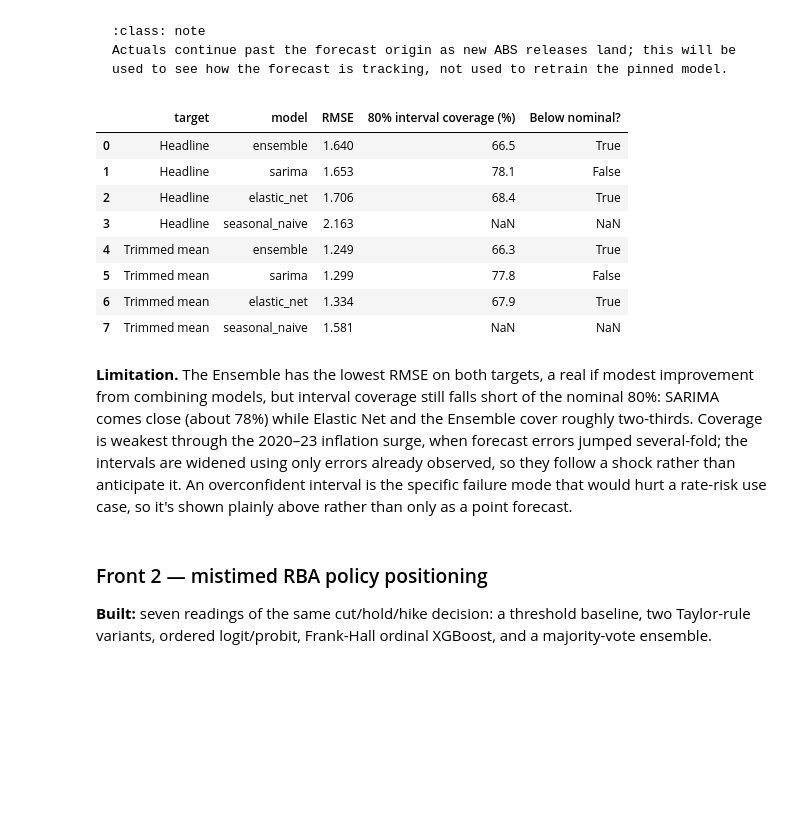
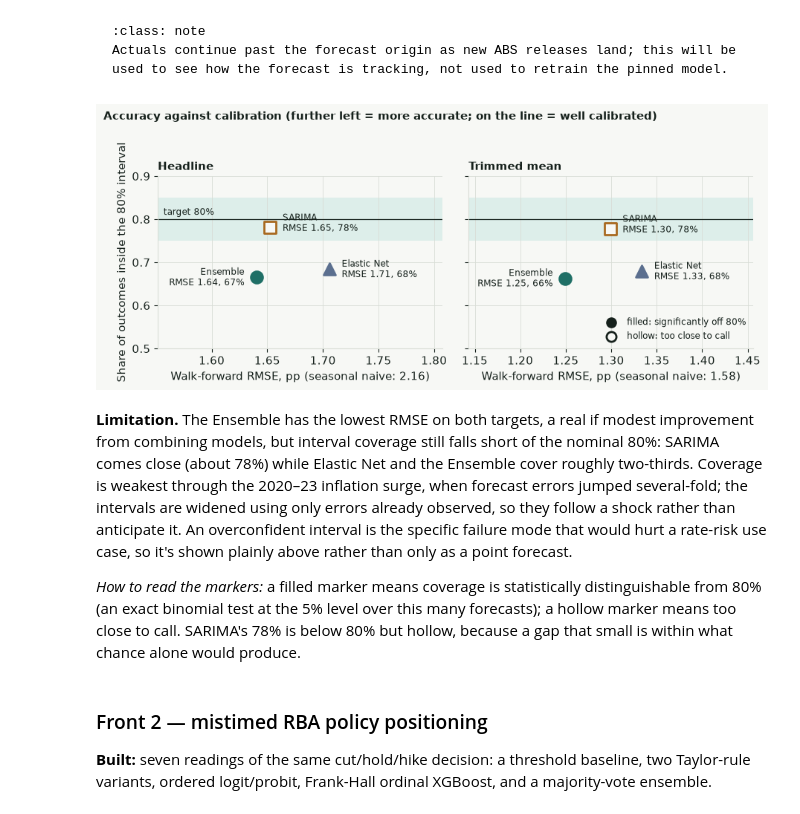
Before and after one commit to JuanVu1810/Australian-CPI-Forecast, a Jupyter notebook: book/australian_cpi_forecasting/00_results_at_a_glance.ipynb, the cells around one changed output. Drawn from its saved outputs; the diff is of its cells as text; code cells hidden in the pictures; blank space fills up the shorter version.

````diff
--- a/book/australian_cpi_forecasting/00_results_at_a_glance.ipynb
+++ b/book/australian_cpi_forecasting/00_results_at_a_glance.ipynb
@@ -40,6 +40,7 @@ import matplotlib.pyplot as plt
 INK, PAPER, ACCENT, ACCENT_SOFT, HIGHLIGHT, GRID = (
     "#16211c", "#f7f8f5", "#1f6f66", "#bfe3dd", "#a8691f", "#d9ddd6",
 )
+BLUE, MUTED = "#5b6f8f", "#9aa79f"
 plt.rcParams.update({
     "figure.facecolor": PAPER, "axes.facecolor": PAPER, "axes.edgecolor": GRID,
     "axes.labelcolor": INK, "text.color": INK, "xtick.color": INK, "ytick.color": INK,
@@ -101,32 +102,48 @@ plt.show()
 :class: note
 Actuals continue past the forecast origin as new ABS releases land; this will be used to see how the forecast is tracking, not used to retrain the pinned model.
 ```
-# %%
-mc = pd.read_csv(TABLEAU / "model_comparison.csv")
-cov = pd.read_csv(TABLEAU / "model_interval_coverage.csv")
-summary = mc.merge(
-    cov[["target", "model", "empirical_coverage", "significantly_miscalibrated"]],
-    on=["target", "model"], how="left",
-)
-summary["rmse"] = summary["rmse"].round(3)
-summary["empirical_coverage"] = (summary["empirical_coverage"] * 100).round(1)
-summary = summary.rename(columns={
-    "rmse": "RMSE", "empirical_coverage": "80% interval coverage (%)",
-    "significantly_miscalibrated": "Below nominal?",
-})
-summary.sort_values(["target", "RMSE"])[
-    ["target", "model", "RMSE", "80% interval coverage (%)", "Below nominal?"]
-].reset_index(drop=True)
-# %% [output]
-|  | target | model | RMSE | 80% interval coverage (%) | Below nominal? |
-| 0 | Headline | ensemble | 1.640 | 66.5 | True |
-| 1 | Headline | sarima | 1.653 | 78.1 | False |
-| 2 | Headline | elastic_net | 1.706 | 68.4 | True |
-| 3 | Headline | seasonal_naive | 2.163 | NaN | NaN |
-| 4 | Trimmed mean | ensemble | 1.249 | 66.3 | True |
-| 5 | Trimmed mean | sarima | 1.299 | 77.8 | False |
-| 6 | Trimmed mean | elastic_net | 1.334 | 67.9 | True |
-| 7 | Trimmed mean | seasonal_naive | 1.581 | NaN | NaN |
+# %%
+mc = pd.read_csv(TABLEAU / "model_comparison.csv")
+cov = pd.read_csv(TABLEAU / "model_interval_coverage.csv")
+summary = mc.merge(cov[["target", "model", "empirical_coverage", "significantly_miscalibrated"]],
+                   on=["target", "model"], how="left")
+
+names = {"sarima": "SARIMA", "elastic_net": "Elastic Net", "ensemble": "Ensemble"}
+style = {"sarima": (HIGHLIGHT, "s"), "elastic_net": (BLUE, "^"), "ensemble": (ACCENT, "o")}
+label_offset = {"sarima": (12, 4, "left"), "elastic_net": (12, 0, "left"), "ensemble": (-12, 0, "right")}
+
+fig, axes = plt.subplots(1, 2, figsize=(9.0, 3.9), sharey=True)
+for ax, target in zip(axes, ["Headline", "Trimmed mean"]):
+    sub = summary[summary["target"] == target]
+    naive = sub[sub["model"] == "seasonal_naive"]["rmse"].iloc[0]
+    fitted = sub[sub["model"] != "seasonal_naive"]
+    ax.axhspan(0.75, 0.85, color=ACCENT_SOFT, alpha=0.45, linewidth=0)
+    ax.axhline(0.8, color=INK, linewidth=0.9)
+    for _, r in fitted.iterrows():
+        color, marker = style[r["model"]]
+        off = bool(r["significantly_miscalibrated"])
+        ax.scatter(r["rmse"], r["empirical_coverage"], s=130, marker=marker, color=color if off else PAPER,
+                   edgecolor=color, linewidth=2.0, zorder=3)
+        dx, dy, ha = label_offset[r["model"]]
+        ax.annotate(f"{names[r['model']]}\nRMSE {r['rmse']:.2f}, {r['empirical_coverage'] * 100:.0f}%",
+                    (r["rmse"], r["empirical_coverage"]), xytext=(dx, dy), textcoords="offset points",
+                    ha=ha, va="center", fontsize=8.5)
+    span = fitted["rmse"].max() - fitted["rmse"].min()
+    ax.set_xlim(fitted["rmse"].min() - 0.9 * span - 0.03, fitted["rmse"].max() + 1.1 * span + 0.03)
+    ax.set_title(target, loc="left", fontsize=11, fontweight="bold")
+    ax.set_xlabel(f"Walk-forward RMSE, pp (seasonal naive: {naive:.2f})")
+    ax.set_ylim(0.5, 0.9)
+axes[0].set_ylabel("Share of outcomes inside the 80% interval")
+axes[0].text(0.02, 0.805, "target 80%", transform=axes[0].get_yaxis_transform(), fontsize=8.3, va="bottom")
+axes[1].scatter([], [], s=90, color=INK, label="filled: significantly off 80%")
+axes[1].scatter([], [], s=90, facecolor=PAPER, edgecolor=INK, linewidth=2.0, label="hollow: too close to call")
+axes[1].legend(frameon=False, fontsize=8.3, loc="lower right")
+fig.suptitle("Accuracy against calibration (further left = more accurate; on the line = well calibrated)",
+             x=0.01, ha="left", fontsize=11, fontweight="bold")
+fig.tight_layout(rect=(0, 0, 1, 0.93))
+plt.show()
+# %% [output]
+[figure, added]
 # %% [markdown]
 **Limitation.** The Ensemble has the lowest RMSE on both targets, a real if modest
 improvement from combining models, but interval coverage still falls short of the nominal 80%:
@@ -135,6 +152,8 @@ Coverage is weakest through the 2020–23 inflation surge, when forecast errors
 the intervals are widened using only errors already observed, so they follow a shock rather than
 anticipate it. An overconfident interval is the specific failure mode that would hurt a rate-risk
 use case, so it's shown plainly above rather than only as a point forecast.
+
+*How to read the markers:* a filled marker means coverage is statistically distinguishable from 80% (an exact binomial test at the 5% level over this many forecasts); a hollow marker means too close to call. SARIMA's 78% is below 80% but hollow, because a gap that small is within what chance alone would produce.
 # %% [markdown]
 ### Front 2 — mistimed RBA policy positioning
 
````
Also changed, not shown: parts of 10 cells of this notebook, 35 other files.
